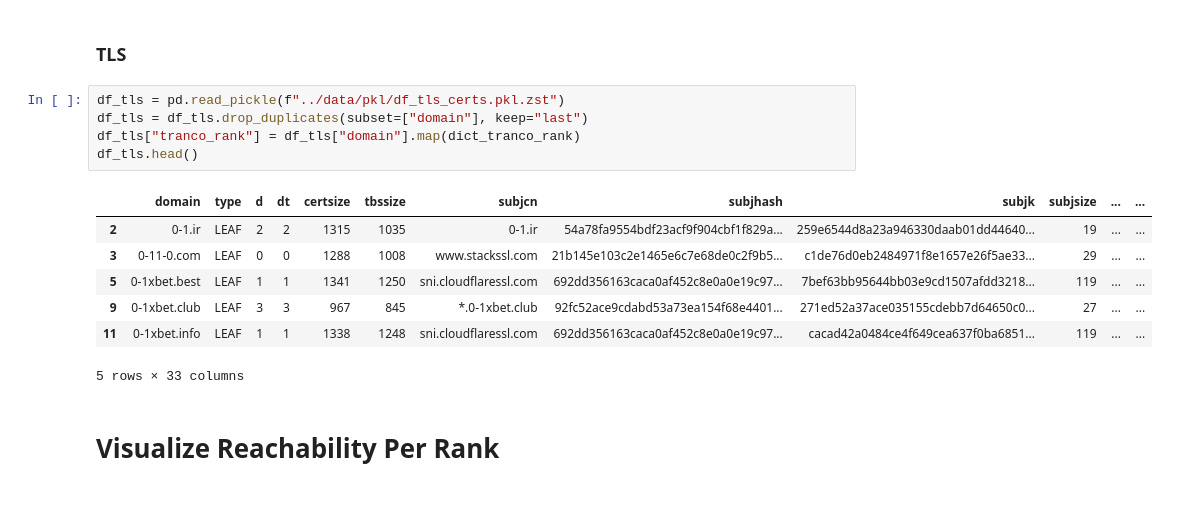
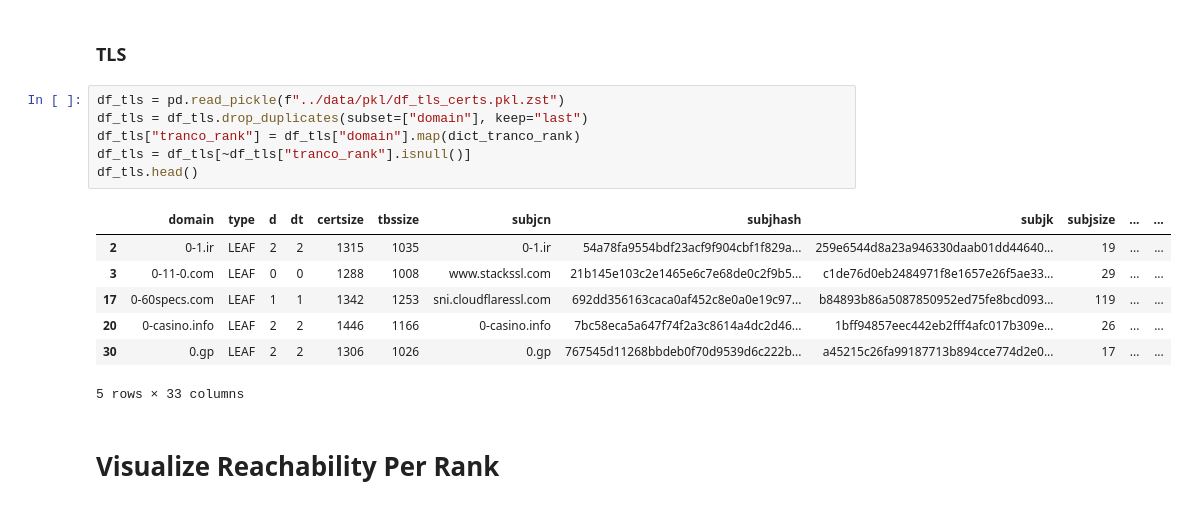
Before and after one commit to ilabrg/artifacts-conext22-quic-tls, a Jupyter notebook: code/06-Appendix-Rank-Reachability.ipynb, the cells around one changed output. Cells and saved outputs as stored; diff of their text form.

```diff
--- a/code/06-Appendix-Rank-Reachability.ipynb
+++ b/code/06-Appendix-Rank-Reachability.ipynb
@@ -47,15 +49,16 @@ df_quic.head()
 # %%
 df_tls = pd.read_pickle(f"../data/pkl/df_tls_certs.pkl.zst")
 df_tls = df_tls.drop_duplicates(subset=["domain"], keep="last")
 df_tls["tranco_rank"] = df_tls["domain"].map(dict_tranco_rank)
+df_tls = df_tls[~df_tls["tranco_rank"].isnull()]
 df_tls.head()
 # %% [output]
 |  | domain | type | d | dt | certsize | tbssize | subjcn | subjhash | subjk | subjsize | ... | ... |
 | 2 | 0-1.ir | LEAF | 2 | 2 | 1315 | 1035 | 0-1.ir | 54a78fa9554bdf23acf9f904cbf1f829a... | 259e6544d8a23a946330daab01dd44640... | 19 | ... | ... |
 | 3 | 0-11-0.com | LEAF | 0 | 0 | 1288 | 1008 | www.stackssl.com | 21b145e103c2e1465e6c7e68de0c2f9b5... | c1de76d0eb2484971f8e1657e26f5ae33... | 29 | ... | ... |
-| 5 | 0-1xbet.best | LEAF | 1 | 1 | 1341 | 1250 | sni.cloudflaressl.com | 692dd356163caca0af452c8e0a0e19c97... | 7bef63bb95644bb03e9cd1507afdd3218... | 119 | ... | ... |
-| 9 | 0-1xbet.club | LEAF | 3 | 3 | 967 | 845 | *.0-1xbet.club | 92fc52ace9cdabd53a73ea154f68e4401... | 271ed52a37ace035155cdebb7d64650c0... | 27 | ... | ... |
-| 11 | 0-1xbet.info | LEAF | 1 | 1 | 1338 | 1248 | sni.cloudflaressl.com | 692dd356163caca0af452c8e0a0e19c97... | cacad42a0484ce4f649cea637f0ba6851... | 119 | ... | ... |
+| 17 | 0-60specs.com | LEAF | 1 | 1 | 1342 | 1253 | sni.cloudflaressl.com | 692dd356163caca0af452c8e0a0e19c97... | b84893b86a5087850952ed75fe8bcd093... | 119 | ... | ... |
+| 20 | 0-casino.info | LEAF | 2 | 2 | 1446 | 1166 | 0-casino.info | 7bc58eca5a647f74f2a3c8614a4dc2d46... | 1bff94857eec442eb2fff4afc017b309e... | 26 | ... | ... |
+| 30 | 0.gp | LEAF | 2 | 2 | 1306 | 1026 | 0.gp | 767545d11268bbdeb0f70d9539d6c222b... | a45215c26fa99187713b894cce774d2e0... | 17 | ... | ... |
 5 rows × 33 columns
 # %% [markdown]
 # Visualize Reachability Per Rank
```
Also changed, not shown: parts of 8 cells of this notebook, 2 other files.
